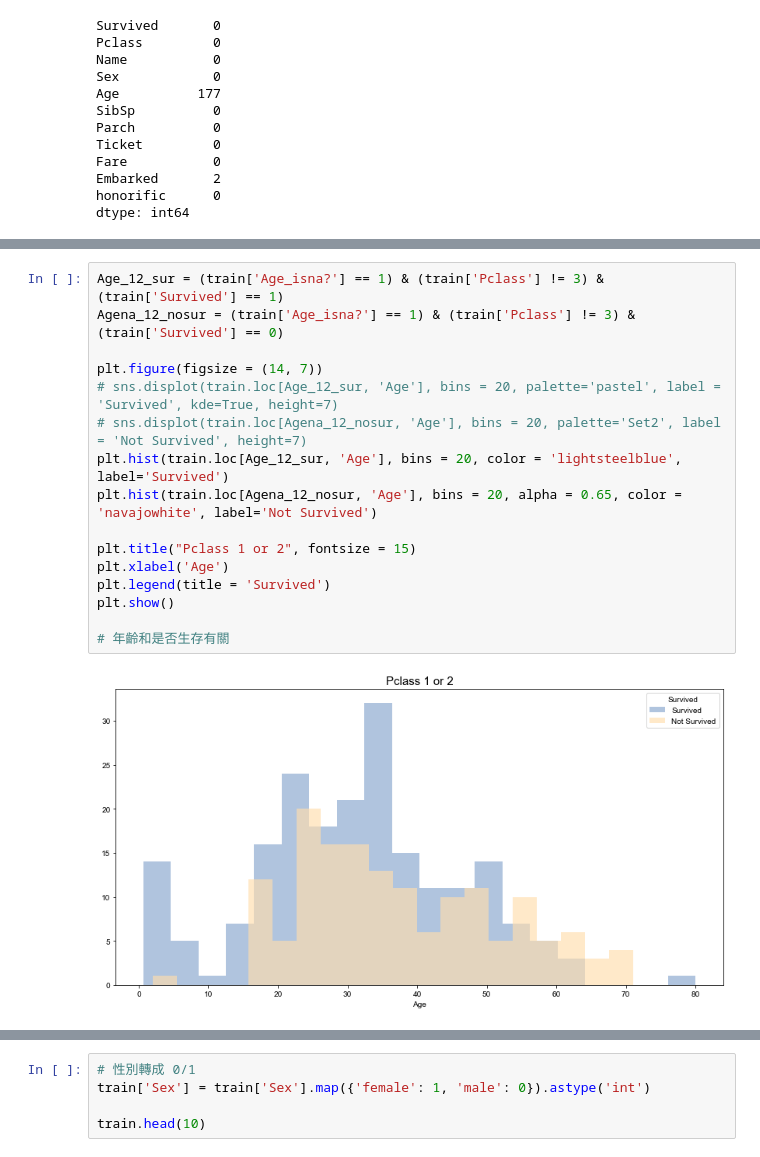
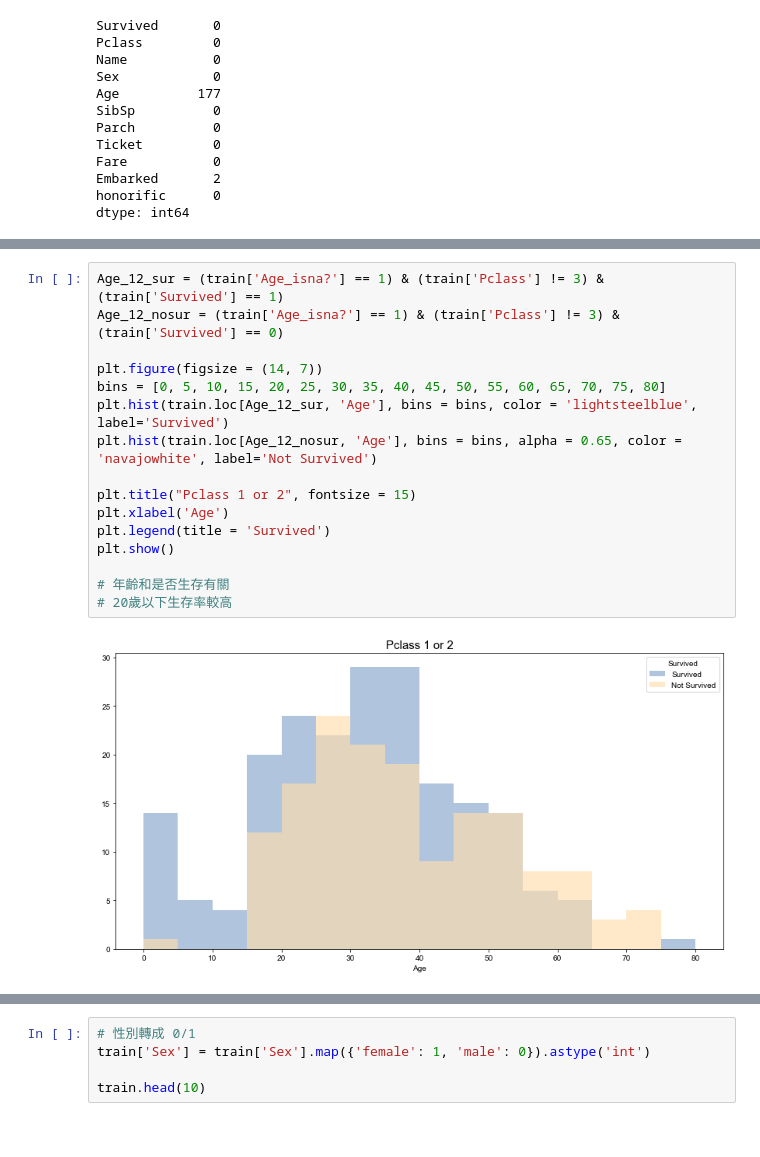
Before and after one commit to FangYuC/AI, a Jupyter notebook: Titanic.ipynb, the cells around one changed output, grey strips where cells are left out. Saved outputs shown, nothing was run; the diff lists cells and outputs as text.

```diff
--- a/Titanic.ipynb
+++ b/Titanic.ipynb
@@ -570,20 +525,20 @@ plt.show()
 [figure]
 # %%
 Age_12_sur = (train['Age_isna?'] == 1) & (train['Pclass'] != 3) & (train['Survived'] == 1)
-Agena_12_nosur = (train['Age_isna?'] == 1) & (train['Pclass'] != 3) & (train['Survived'] == 0)
+Age_12_nosur = (train['Age_isna?'] == 1) & (train['Pclass'] != 3) & (train['Survived'] == 0)
 
 plt.figure(figsize = (14, 7))
-# sns.displot(train.loc[Age_12_sur, 'Age'], bins = 20, palette='pastel', label = 'Survived', kde=True, height=7)
-# sns.displot(train.loc[Agena_12_nosur, 'Age'], bins = 20, palette='Set2', label = 'Not Survived', height=7)
-plt.hist(train.loc[Age_12_sur, 'Age'], bins = 20, color = 'lightsteelblue', label='Survived')
-plt.hist(train.loc[Agena_12_nosur, 'Age'], bins = 20, alpha = 0.65, color = 'navajowhite', label='Not Survived')
+bins = [0, 5, 10, 15, 20, 25, 30, 35, 40, 45, 50, 55, 60, 65, 70, 75, 80]
+plt.hist(train.loc[Age_12_sur, 'Age'], bins = bins, color = 'lightsteelblue', label='Survived')
+plt.hist(train.loc[Age_12_nosur, 'Age'], bins = bins, alpha = 0.65, color = 'navajowhite', label='Not Survived')
 
 plt.title("Pclass 1 or 2", fontsize = 15)
 plt.xlabel('Age')
 plt.legend(title = 'Survived')
 plt.show()
 
 # 年齡和是否生存有關
+# 20歲以下生存率較高
 # %% [output]
-[figure, old version]
+[figure, new version]
 # %%
```
Also changed, not shown: parts of 29 cells of this notebook.
